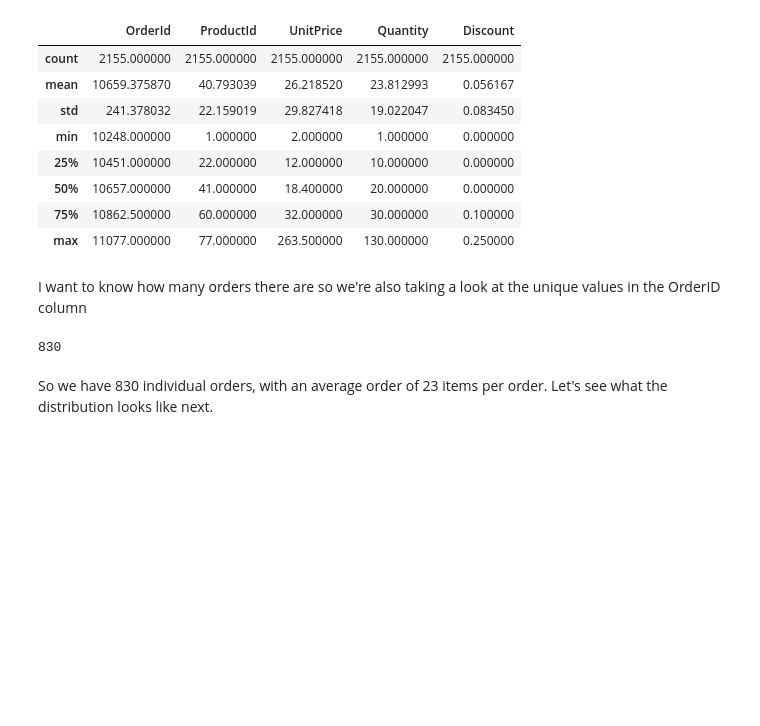
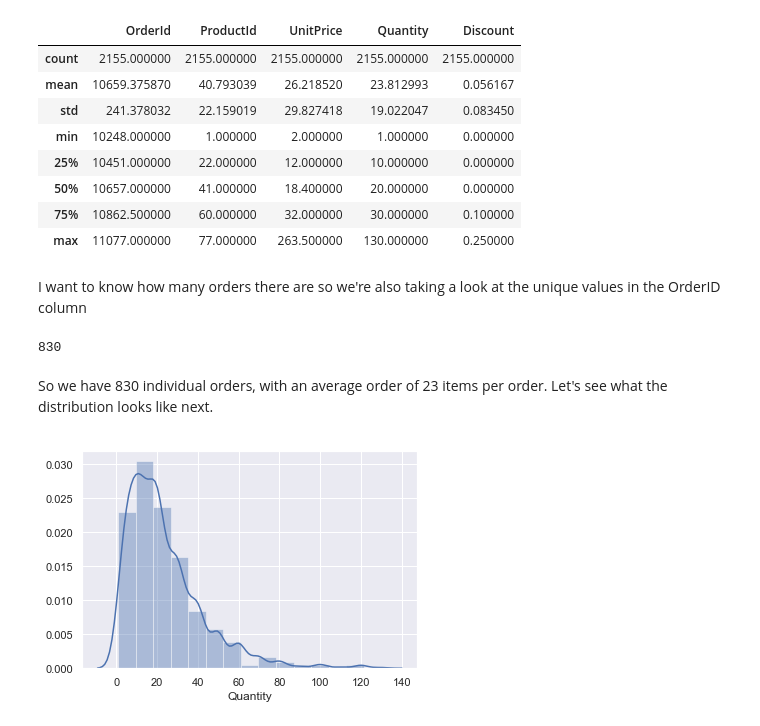
Before and after one commit to MissAle17/dsc-2-final-project-online-ds-sp-000, a Jupyter notebook: Module2.ipynb, the cells around one changed output. Saved outputs shown, nothing was run; the diff lists cells and outputs as text; code cells hidden in the pictures; blank space fills up the shorter version.

```diff
--- a/Module2.ipynb
+++ b/Module2.ipynb
@@ -96,4 +96,6 @@ import seaborn as sns
 # %%
 #looking at our plot
 sns.set(); np.random.seed(0)
-sns.distplot(df.quantity, bins=15, hist=True)
+ax = sns.distplot(df.Quantity, bins=15, hist=True)
+# %% [output]
+[figure, added]
```
